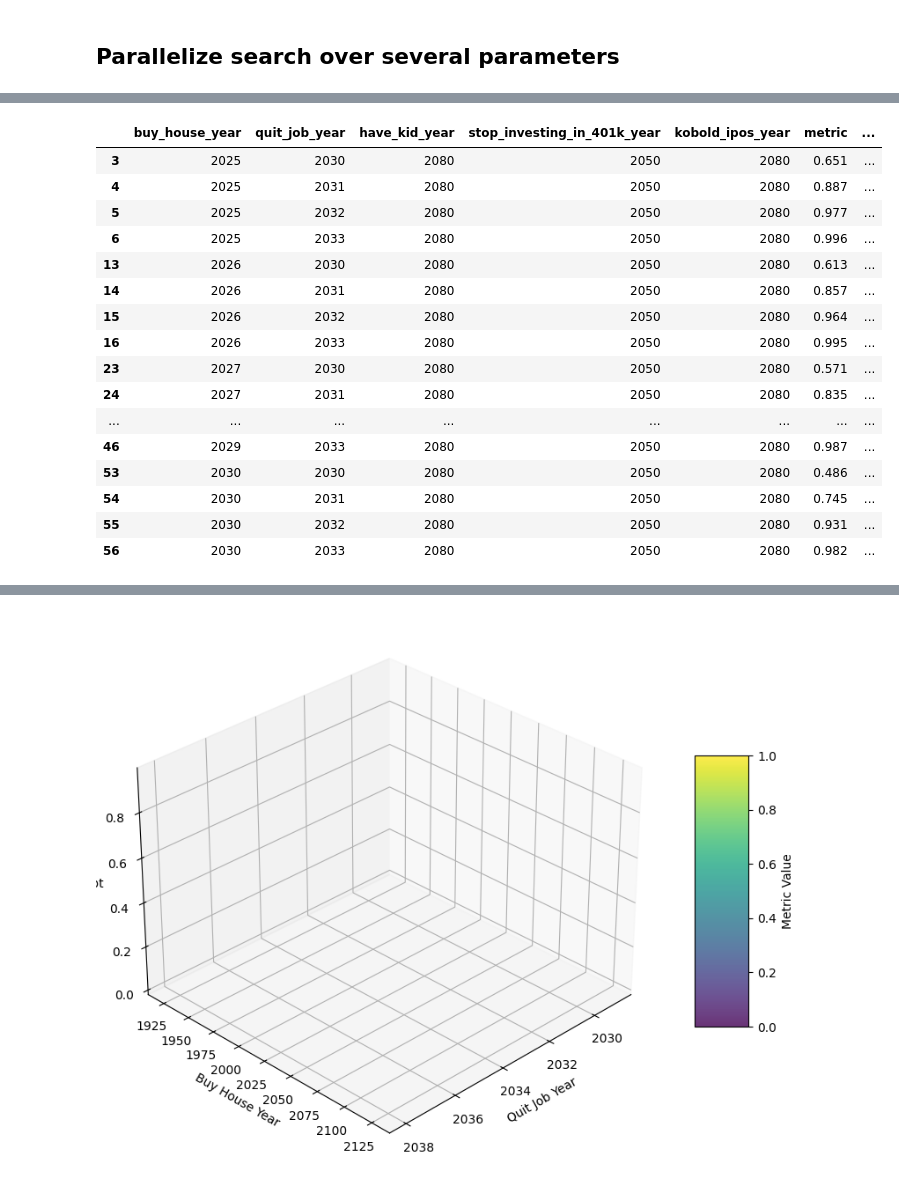
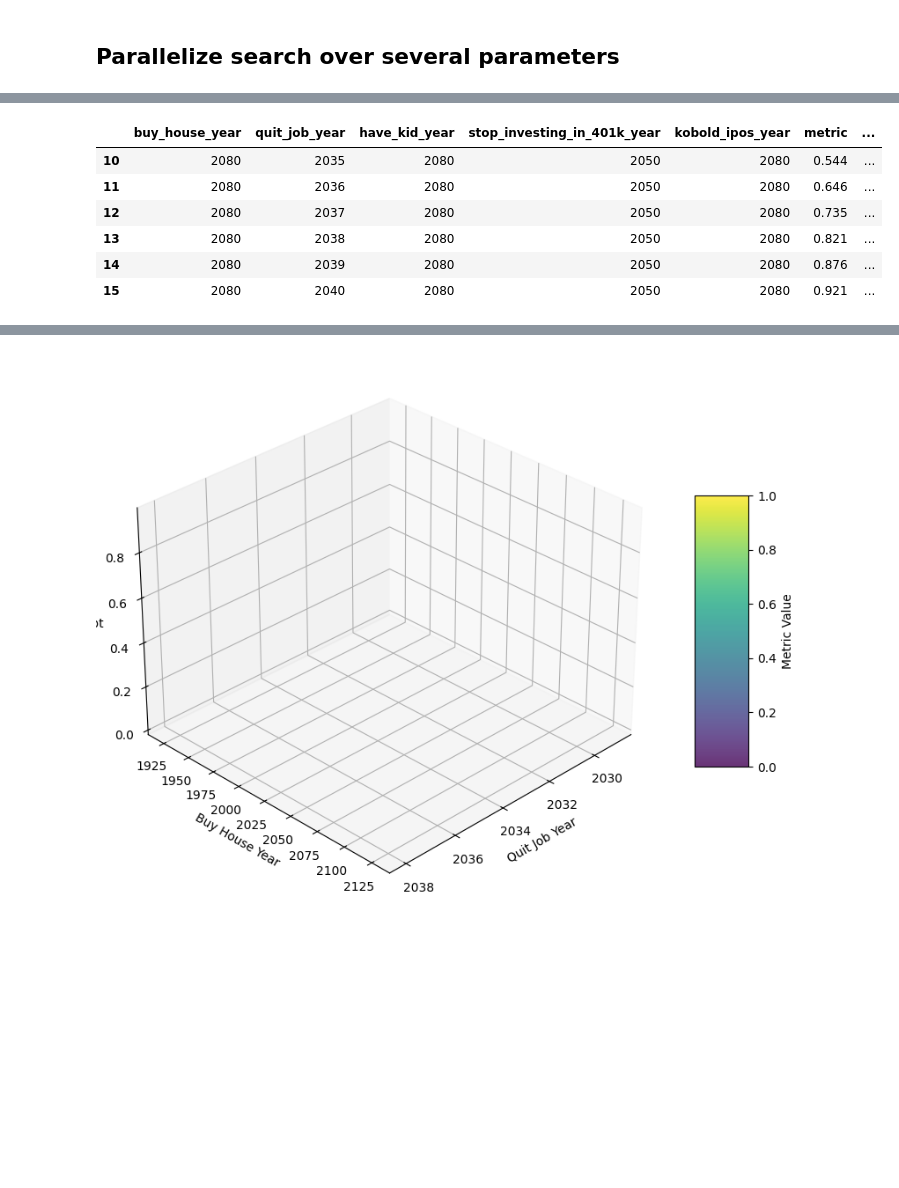
Before and after one commit to pquinter/fisim, a Jupyter notebook: notebooks/EY.explore-financial-planning.ipynb, the cells around one changed output, grey strips where cells are left out. Cells and saved outputs as stored; diff of their text form; code cells hidden in the pictures; blank space fills up the shorter version.

```diff
--- a/notebooks/EY.explore-financial-planning.ipynb
+++ b/notebooks/EY.explore-financial-planning.ipynb
@@ -113,14 +6,25 @@ from typing import Iterator, List, Tuple
 from joblib import Parallel, delayed
 import pandas as pd
 import numpy as np
-from spear.assets import Asset, PretaxAsset, TaxableAsset
+from spear.assets import Asset, PretaxAsset, TaxableAsset, PretaxPortfolio, TaxablePortfolio
 from spear.events import Action, Event
 from spear.flows import Expense, TaxableIncome
 from spear.model import FinancialModel
 
 # Set basic inputs
+# Housing inputs
+HOUSE_PRICE = 0
 MORTGAGE_DURATION = 30
-HOUSE_PRICE = 1_000_000
+MORTGAGE_INTEREST_RATE = 0.06
+
+# Kobold IPO inputs
+KOBOLD_STOCK_EARNINGS = 900_000
+
+# Cost of living inputs
+COST_OF_LIVING_EXPENSE = 50_000
+
+# Kid inputs
+ANNUAL_COST_PER_KID = 25_000
 
 house_prices = Asset(name="House prices", initial_value=HOUSE_PRICE, growth_rate=0.04)
 for y in range(2024, 2100):
@@ -129,6 +33,13 @@ for y in range(2024, 2100):
 down_payments = Asset(name="Down payments", initial_value=200_000, growth_rate=0.03)
 for y in range(2024, 2100):
     down_payments.grow(y)
+# %%
+buy_house_years = (2080, 2081) # 2025, 2032
+have_kids_years = (2080, 2081) # 2027, 2034
+kobold_ipos_years = (2080, 2081) # 2027, 2035
+stop_investing_in_401k_years = (2050, 2051) # 2050, 2051
+
+quit_job_years = (2025, 2045)
 # %%
 def instantiate_revenues() -> List[TaxableIncome]:
     salary = TaxableIncome(name="Salary", initial_value=310_000, state="MA")
@@ -274,7 +195,7 @@ def run_simulation(params: Tuple[int, int, int]) -> Tuple[int, int, int, Financi
     salary = instantiate_revenues()
     housing, cost_of_living, health_insurance, mortgage = instantiate_expenses()
     cash, bonds, stocks, _401k = instantiate_assets()
-    quit_job, buy_house, end_mortgage, have_kid, stop_investing_in_401k, kobold_ipos = instantiate_events(
+    quit_job, buy_house, end_mortgage, have_kid, kid_leaves, stop_investing_in_401k, kobold_ipos = instantiate_events(
         buy_house_year=buy_house_year,
         quit_job_year=quit_job_year,
         have_kid_year=have_kid_year,
@@ -296,7 +217,7 @@ def run_simulation(params: Tuple[int, int, int]) -> Tuple[int, int, int, Financi
         revenues=[salary],
         expenses=[housing, cost_of_living, health_insurance, mortgage],
         assets=[cash, bonds, stocks, _401k],
-        events=[quit_job, buy_house, end_mortgage, have_kid, stop_investing_in_401k, kobold_ipos],
+        events=[quit_job, buy_house, end_mortgage, have_kid, kid_leaves, stop_investing_in_401k, kobold_ipos],
         duration=50,
         number_of_simulations=1_000,
     )
@@ -308,12 +229,6 @@ def run_simulation(params: Tuple[int, int, int]) -> Tuple[int, int, int, Financi
     fraction_of_debt_free_cases = (count / model.number_of_simulations)
     metric = fraction_of_debt_free_cases
     return buy_house_year, quit_job_year, have_kid_year, stop_investing_in_401k_year, kobold_ipos_year, metric, model
-# %%
-buy_house_years = (2025, 2031)
-quit_job_years = (2029, 2040)
-have_kids_years = (2080, 2081) # Basically not considered
-stop_investing_in_401k_years = (2050, 2051) # Basically not considered
-kobold_ipos_years = (2080, 2081) # Basically not considered
 # %%
 # Test run_simulation works
 run_simulation((2025, 2029, 2028, 2029, 2030))
@@ -349,26 +386,16 @@ sns.heatmap(results_df.pivot(index="buy_house_year", columns="quit_job_year", va
 # %%
 # buy house year from 2031-2032 and quit job year from 2031-2032
-planners_to_view = results_df.query("buy_house_year >= 2025 and buy_house_year <= 2035 and \
-                                    quit_job_year >= 2030 and quit_job_year <= 2033")
+planners_to_view = results_df.query("buy_house_year >= 2025 and buy_house_year <= 2090 and \
+                                    quit_job_year >= 2035 and quit_job_year <= 2040")
 planners_to_view
 # %% [output]
 |  | buy_house_year | quit_job_year | have_kid_year | stop_investing_in_401k_year | kobold_ipos_year | metric | ... |
-| 3 | 2025 | 2030 | 2080 | 2050 | 2080 | 0.651 | ... |
-| 4 | 2025 | 2031 | 2080 | 2050 | 2080 | 0.887 | ... |
-| 5 | 2025 | 2032 | 2080 | 2050 | 2080 | 0.977 | ... |
-| 6 | 2025 | 2033 | 2080 | 2050 | 2080 | 0.996 | ... |
-| 13 | 2026 | 2030 | 2080 | 2050 | 2080 | 0.613 | ... |
-| 14 | 2026 | 2031 | 2080 | 2050 | 2080 | 0.857 | ... |
-| 15 | 2026 | 2032 | 2080 | 2050 | 2080 | 0.964 | ... |
-| 16 | 2026 | 2033 | 2080 | 2050 | 2080 | 0.995 | ... |
-| 23 | 2027 | 2030 | 2080 | 2050 | 2080 | 0.571 | ... |
-| 24 | 2027 | 2031 | 2080 | 2050 | 2080 | 0.835 | ... |
-| ... | ... | ... | ... | ... | ... | ... | ... |
-| 46 | 2029 | 2033 | 2080 | 2050 | 2080 | 0.987 | ... |
-| 53 | 2030 | 2030 | 2080 | 2050 | 2080 | 0.486 | ... |
-| 54 | 2030 | 2031 | 2080 | 2050 | 2080 | 0.745 | ... |
-| 55 | 2030 | 2032 | 2080 | 2050 | 2080 | 0.931 | ... |
-| 56 | 2030 | 2033 | 2080 | 2050 | 2080 | 0.982 | ... |
+| 10 | 2080 | 2035 | 2080 | 2050 | 2080 | 0.544 | ... |
+| 11 | 2080 | 2036 | 2080 | 2050 | 2080 | 0.646 | ... |
+| 12 | 2080 | 2037 | 2080 | 2050 | 2080 | 0.735 | ... |
+| 13 | 2080 | 2038 | 2080 | 2050 | 2080 | 0.821 | ... |
+| 14 | 2080 | 2039 | 2080 | 2050 | 2080 | 0.876 | ... |
+| 15 | 2080 | 2040 | 2080 | 2050 | 2080 | 0.921 | ... |
 # %%
 #planners_to_view.iloc[0].model.get_expense("Cost of Living").plot(duration=80)
 #planners_to_view.iloc[0].model.get_expense("Mortgage").plot(duration=80)
```
Also changed, not shown: parts of 12 cells of this notebook, 15 other files.
